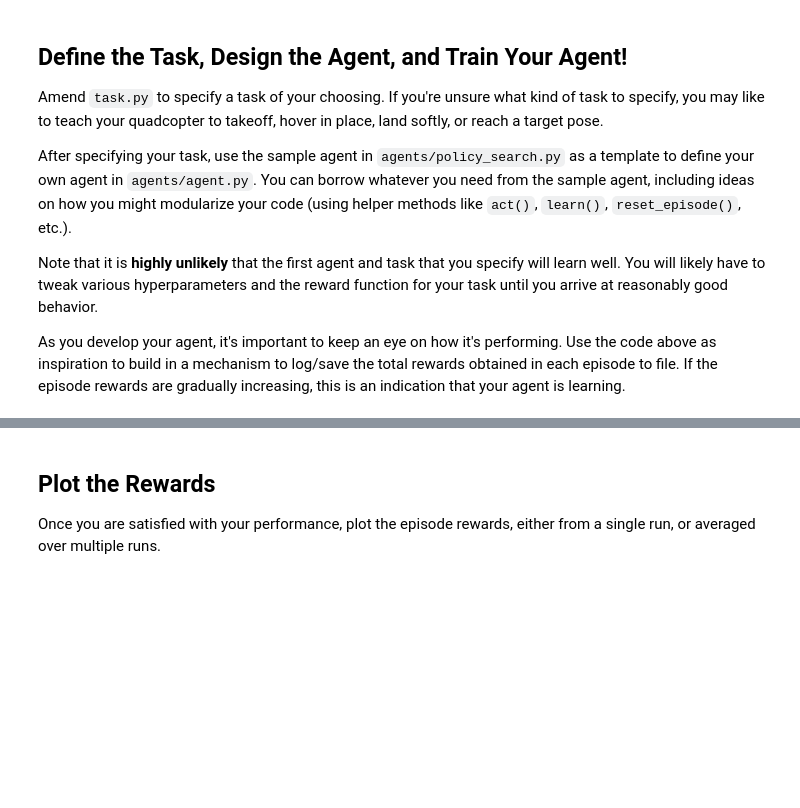
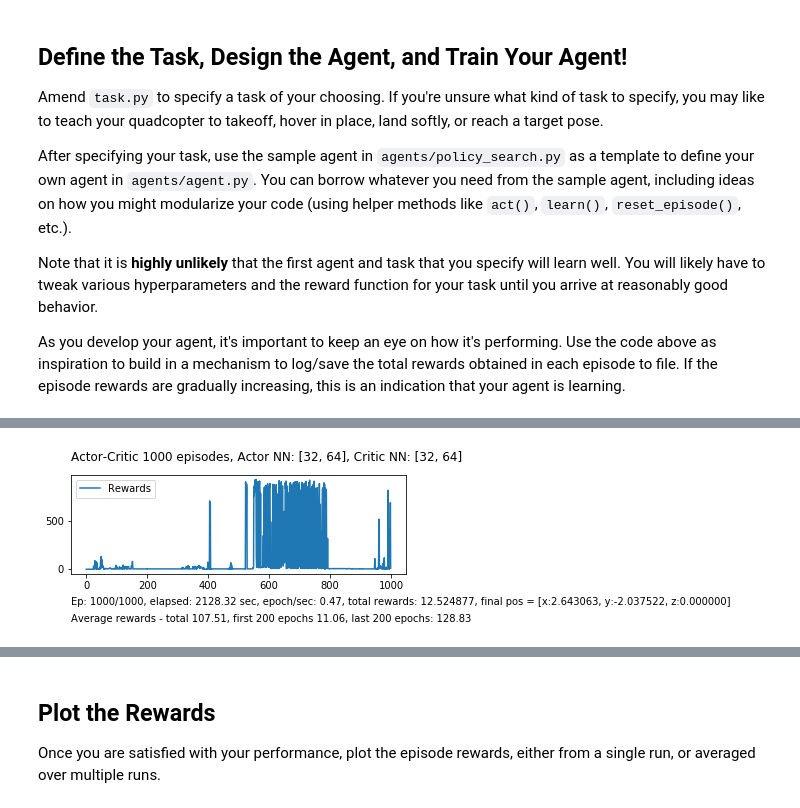
Before and after one commit to gromag/MachineLearning-Engineer-Specialisation-ReinforcementLearning-Quadcopter-2, a Jupyter notebook: Quadcopter_Project.ipynb, the cells around one changed output, grey strips where cells are left out. Cells and saved outputs as stored; diff of their text form; code cells hidden in the pictures; blank space fills up the shorter version.

```diff
--- a/Quadcopter_Project.ipynb
+++ b/Quadcopter_Project.ipynb
@@ -228,8 +286,3 @@ After specifying your task, use the sample agent in `agents/policy_search.py` as
 Note that it is **highly unlikely** that the first agent and task that you specify will learn well.  You will likely have to tweak various hyperparameters and the reward function for your task until you arrive at reasonably good behavior.
 
 As you develop your agent, it's important to keep an eye on how it's performing. Use the code above as inspiration to build in a mechanism to log/save the total rewards obtained in each episode to file.  If the episode rewards are gradually increasing, this is an indication that your agent is learning.
-# %%
-import numpy as np
-a = [[1,2,3],[5, 10, 15]]
-
-np.reshape(a, [-1,3])
@@ -342,0 +356,19 @@ time elapsed: 156.63733792304993
+# %%
+# outputs = []
+
+episodes = 1000
+plot_freq = 50
+configs = [
+    [32,64],
+    [32,64,32],
+    [32,32,32],
+    [64,64],
+    [64, 64, 32],
+    [64, 64, 64],
+    [32, 32, 32, 32],
+    [64, 128],
+    [32, 64, 128]]
+# %%
+outputs.append(RunDDPGAgent(episodes, configs[0], configs[0], plot_freq = plot_freq))
+# %% [output]
+[figure, added]
```
Also changed, not shown: parts of 53 cells of this notebook, 5 other files.
